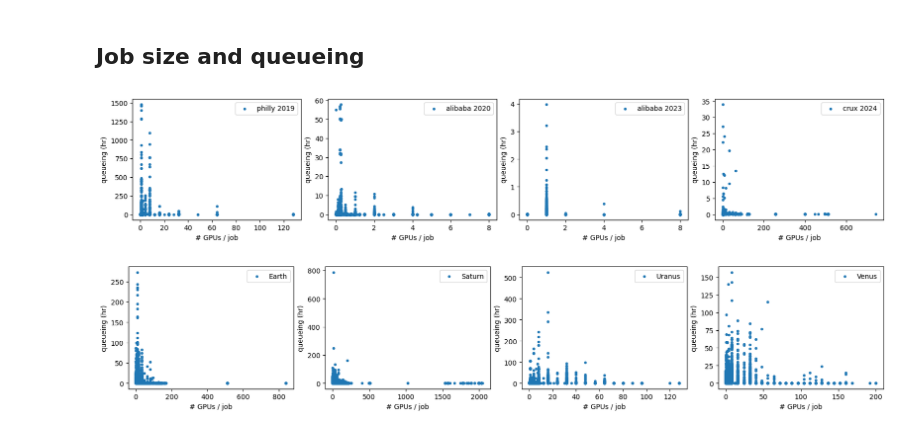
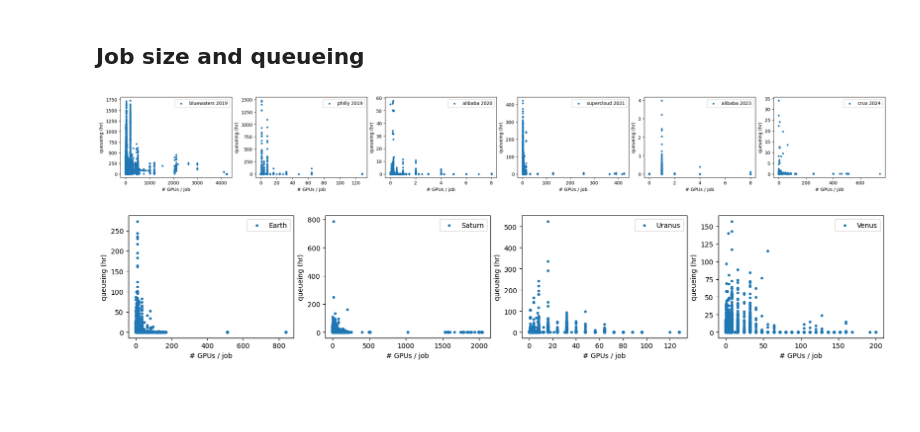
Before and after one commit to shuoshuc/public-ml-traces, a Jupyter notebook: parsing.ipynb, the cells around one changed output. Saved outputs shown, nothing was run; the diff lists cells and outputs as text; code cells hidden in the pictures; blank space fills up the shorter version.

Commit message:
Included two more academic traces.

```diff
--- a/parsing.ipynb
+++ b/parsing.ipynb
@@ -8,11 +8,13 @@ from datetime import datetime
 from dateutil.relativedelta import relativedelta
 import matplotlib.pyplot as plt
 import json
+import os
 import warnings
 warnings.filterwarnings('ignore')
 
 TIME_FMT = "%Y/%m/%d %H:%M"
 TIME_FMT2 = "%Y-%m-%d %H:%M:%S"
+TIME_FMT3 = "%Y-%m-%dT%H:%M:%S"
 BASETIME = pd.to_datetime("1970-01-01 00:00:00")
 
 philly_trace = "philly/trace-data/cluster_job_log"
@@ -21,12 +23,31 @@ alibaba_v2020_base = "alibaba/cluster-trace-gpu-v2020/data/"
 alibaba_v2023_trace = "alibaba/cluster-trace-gpu-v2023/csv/openb_pod_list_default.csv"
 acme_base = "acme/data/job_trace"
 crux_base = "crux/data"
+supercloud_trace = "supercloud/slurm-log.csv"
+bluewaters_base = "bluewaters/2019"
 
+# Top-level mapping to per-trace dataframes.
+# When parsing, make sure to populate the common fields:
+# arrival, arrival_dt, jct, running, queueing, gpu...
 traces = {
+    'bluewaters 2019': None,
     'philly 2019': None,
     'alibaba 2020': None,
     'helios 2021': None,
+    'supercloud 2021': None,
     'alibaba 2023': None,
     'acme 2024': None,
-    'crux 2024': None
+    'crux 2024': None,
 }
+
+# Total number of GPUs in the cluster (numbers derived from publication).
+cluster_capacity = {
+    'bluewaters 2019': 4228,
+    'philly 2019': 2490,
+    'alibaba 2020': 6742,
+    'helios 2021': 6856,
+    'supercloud 2021': 448,
+    'alibaba 2023': 6212,
+    'acme 2024': 4704,
+    'crux 2024': 2000,
+}
@@ -161,7 +258,8 @@ for i, j in enumerate(cluster_job_log):
                  'submitted_time': job.submitted_time,
                  'queueing': job.queueing_delay,
                  'running': job.run_time,
-                 'jct': job.run_time + job.queueing_delay})
+                 'jct': job.run_time + job.queueing_delay
+                })
 df = pd.DataFrame(jobs)
 df['arrival_dt'] = pd.to_datetime(df['submitted_time'], format=TIME_FMT2)
 df['arrival'] = (df['arrival_dt'] - df['arrival_dt'].min()).apply(lambda x: x.total_seconds())
@@ -233,0 +334,17 @@ print(traces['helios 2021'].head(10))
+# %%
+def find_alloc_matches(text):
+  # Split the string and keep only the GPU usage part. (1001 and 1002 are GPU resource types)
+  return [int(s.split('=')[1]) for s in text.split(',') if s.startswith('1001=') or s.startswith('1002=')][0]
+
+df = pd.read_csv(supercloud_trace)
+df['arrival_dt'] = pd.to_datetime(df['time_submit'], unit='s')
+df['running'] = df['time_end'] - df['time_start']
+df['queueing'] = df['time_start'] - df['time_submit']
+df['jct'] = df['running'] + df['queueing']
+df = df[df['tres_alloc'].str.contains('1001|1002', na=False)]
+df['gpu'] = df['tres_alloc'].apply(find_alloc_matches)
+df = df[['arrival_dt', 'running', 'queueing', 'jct', 'gpu']]
+
+df['arrival'] = (df['arrival_dt'] - df['arrival_dt'].min()).apply(lambda x: x.total_seconds())
+traces['supercloud 2021'] = df.drop(df[(df['queueing'] < 0) | (df['jct'] <= 0)].index).sort_values(by='arrival').reset_index(drop=True)
+print(traces['supercloud 2021'].head(10))
@@ -601,18 +730,18 @@ print(iat)
 # %% [markdown]
 ## Job size and queueing
 # %%
-names = ['philly 2019', 'alibaba 2020', 'alibaba 2023', 'crux 2024']
+names = ['bluewaters 2019', 'philly 2019', 'alibaba 2020', 'supercloud 2021', 'alibaba 2023', 'crux 2024']
 
 fig, axs = plt.subplots(1, len(names), figsize=(4 * len(names), 3), layout="constrained")
 for i, name in enumerate(names):
     ax = axs[i]
     trace = traces[name]
     ax.scatter(trace['gpu'], trace['queueing'] / 3600, label=name, marker='.')
     ax.set_xlabel('# GPUs / job')
     ax.set_ylabel('queueing (hr)')
     ax.legend()
 # %% [output]
-[figure, old version]
+[figure, new version]
 # %%
 name = 'helios 2021'
 trace = traces[name]
```
Also changed, not shown: parts of 12 cells of this notebook, 1 other file.
